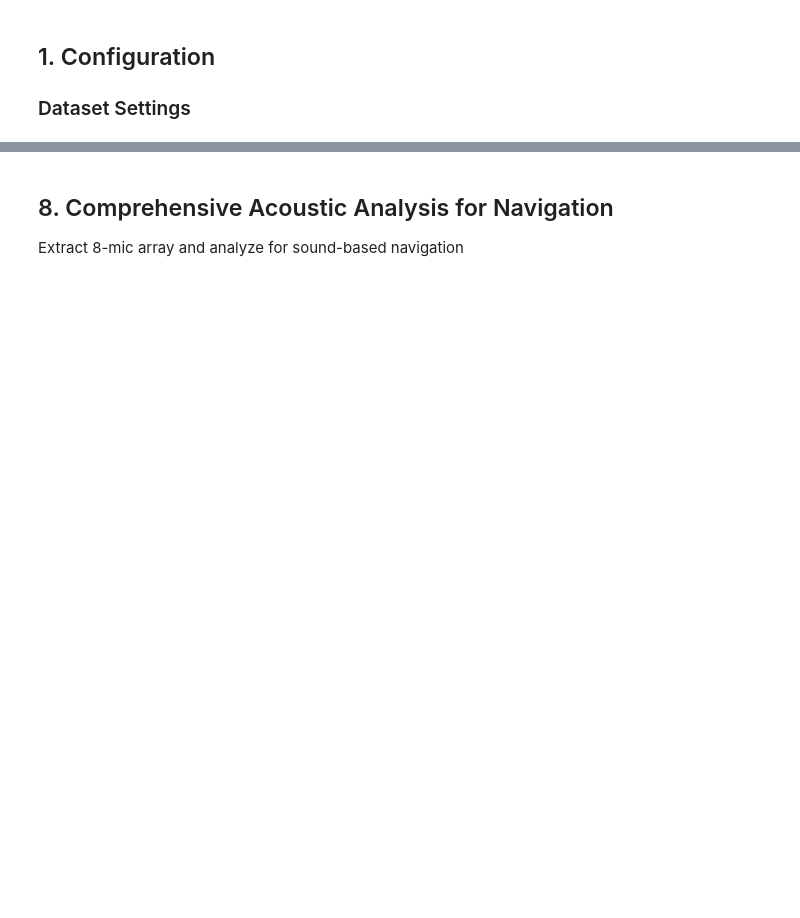
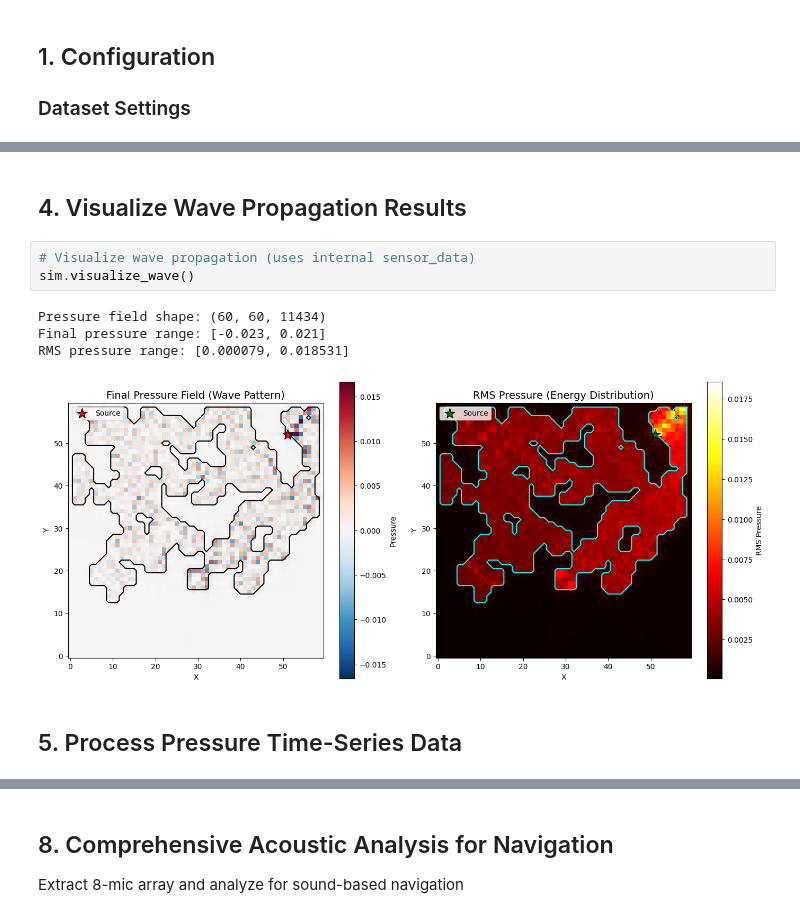
Before and after one commit to djpitzele/Audio-Maze-Navigation, a Jupyter notebook: notebooks/01_Wave_Propagation_Test.ipynb, the cells around one changed output, grey strips where cells are left out. Drawn from its saved outputs; the diff is of its cells as text; blank space fills up the shorter version.

```diff
--- a/notebooks/01_Wave_Propagation_Test.ipynb
+++ b/notebooks/01_Wave_Propagation_Test.ipynb
@@ -343,2 +176,14 @@ Compute RMS from time-series for visualization
+# %% [markdown]
+## 4. Visualize Wave Propagation Results
+# %%
+# Visualize wave propagation (uses internal sensor_data)
+sim.visualize_wave()
+# %% [output]
+Pressure field shape: (60, 60, 11434)
+Final pressure range: [-0.023, 0.021]
+RMS pressure range: [0.000079, 0.018531]
+[figure, added]
+# %% [markdown]
+## 5. Process Pressure Time-Series Data
 # %%
 # Reshape pressure time-series to 3D: (Nx, Ny, Nt)
```
Also changed, not shown: parts of 24 cells of this notebook, 1 other file.
